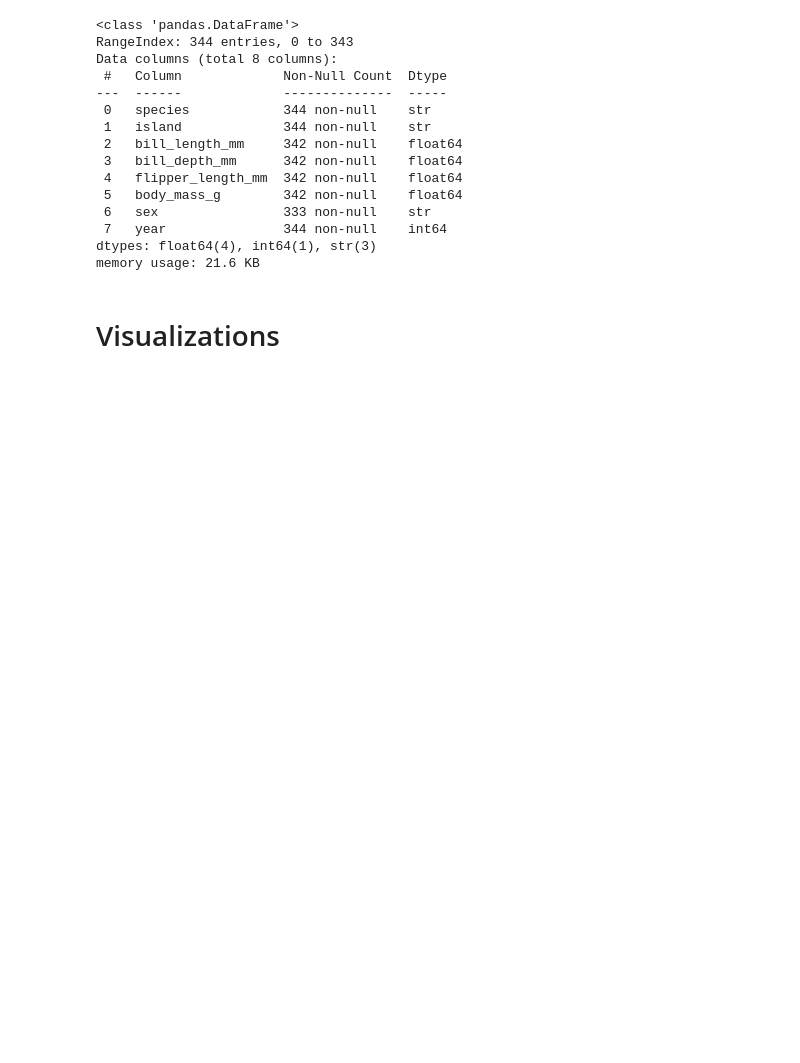
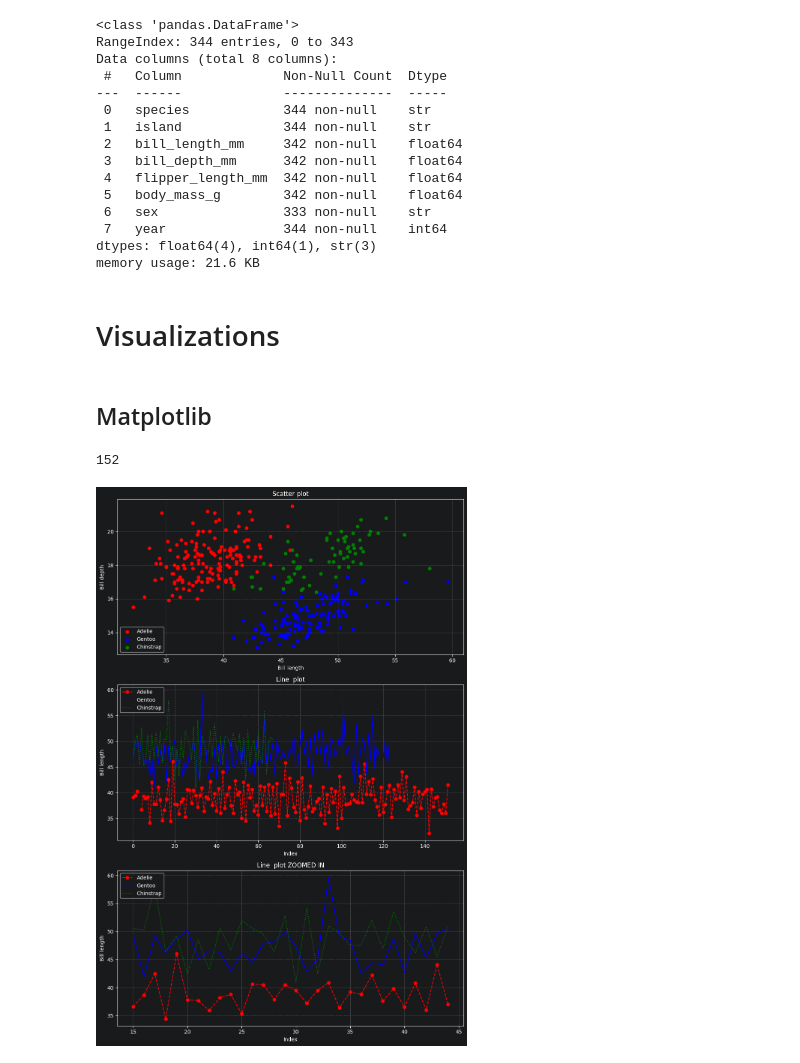
Before and after one commit to carlosjesuscaro/data_analysis_summary, a Jupyter notebook: Visualizations.ipynb, the cells around one changed output. Saved outputs shown, nothing was run; the diff lists cells and outputs as text; code cells hidden in the pictures; blank space fills up the shorter version.

```diff
--- a/Visualizations.ipynb
+++ b/Visualizations.ipynb
@@ -26,3 +27,61 @@ dtypes: float64(4), int64(1), str(3)
 memory usage: 21.6 KB
 # %% [markdown]
 # Visualizations
+# %% [markdown]
+## Matplotlib
+# %%
+data.species.unique()
+
+
+adelei.shape[0]
+# %% [output]
+152
+# %%
+adelei = data[data.species == 'Adelie']
+gentoo = data[data.species == 'Gentoo']
+chinstrap = data[data.species == 'Chinstrap']
+
+fig, ax = plt.subplots(4,1, figsize=(10,15))
+# Scatter plot
+ax[0].scatter(adelei.bill_length_mm, adelei.bill_depth_mm, color='red', label='Adelie')
+ax[0].scatter(gentoo.bill_length_mm, gentoo.bill_depth_mm, color='blue', label='Gentoo')
+ax[0].scatter(chinstrap.bill_length_mm, chinstrap.bill_depth_mm, color='green', label='Chinstrap')
+ax[0].legend(loc='lower left')
+ax[0].set_title('Scatter plot')
+ax[0].set_xlabel('Bill length')
+ax[0].set_ylabel('Bill depth')
+ax[0].grid(True, linestyle='--', which='major', axis='both')
+
+# Line plot
+ax[1].plot(np.arange(0, adelei.shape[0]), adelei['bill_length_mm'], color='red', label='Adelie', linestyle='--', marker='o')
+ax[1].plot(np.arange(0, gentoo.shape[0]), gentoo['bill_length_mm'], color='blue', label='Gentoo', linestyle='-')
+ax[1].plot(np.arange(0, chinstrap.shape[0]), chinstrap['bill_length_mm'], color='green', label='Chinstrap', linestyle=':')
+ax[1].legend(loc='upper left')
+ax[1].set_title('Line  plot')
+ax[1].set_xlabel('Index')
+ax[1].set_ylabel('Bill length')
+ax[1].grid(True, linestyle='--', which='major', axis='both')
+
+# Bar plot
+# ax[0].bar(adelei.bill_length_mm, adelei.bill_depth_mm, color='red', alpha=0.01)
+# ax[0].bar(gentoo.bill_length_mm, gentoo.bill_depth_mm, color='blue', alpha=0.01)
+# ax[0].bar(chinstrap.bill_length_mm, chinstrap.bill_depth_mm, color='green', alpha=0.01)
+
+# Line plot ZOOMED IN
+zoomed_in = np.arange(15, 45)
+ax[2].plot(zoomed_in, adelei['bill_length_mm'].iloc[15:45], color='red', label='Adelie', linestyle='--', marker='o')
+ax[2].plot(zoomed_in, gentoo['bill_length_mm'].iloc[15:45], color='blue', label='Gentoo', linestyle='-')
+ax[2].plot(zoomed_in, chinstrap['bill_length_mm'].iloc[15:45], color='green', label='Chinstrap', linestyle=':')
+ax[2].legend(loc='upper left')
+ax[2].set_title('Line  plot ZOOMED IN')
+ax[2].set_xlabel('Index')
+ax[2].set_ylabel('Bill length')
+ax[2].grid(True, linestyle='--', which='major', axis='both')
+
+# Filled in
+ax[3].plot(np.array)
+
+plt.tight_layout()
+plt.show()
+# %% [output]
+[figure, added]
```
Also changed, not shown: parts of 7 cells of this notebook.
